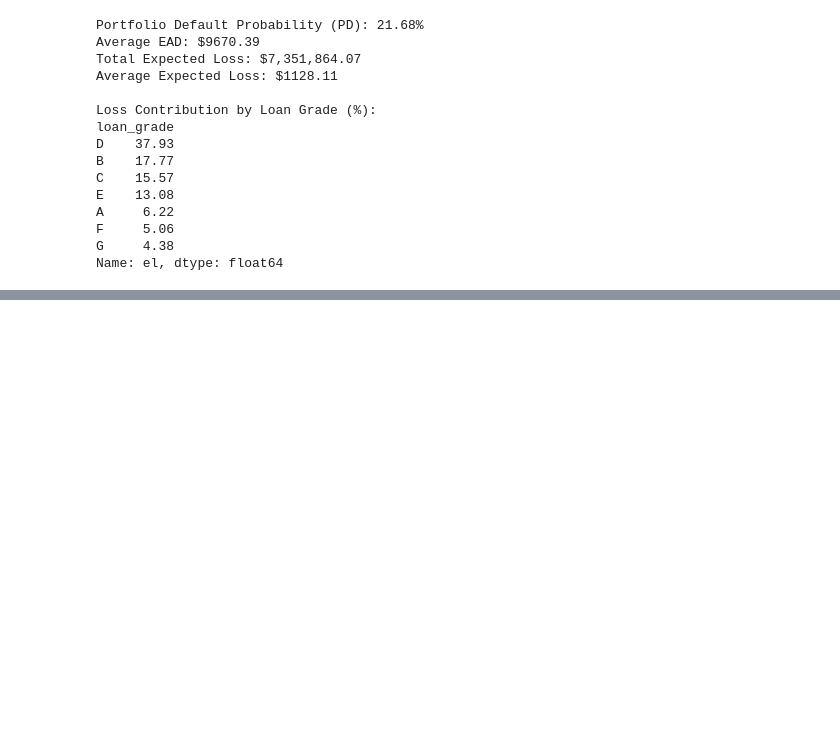
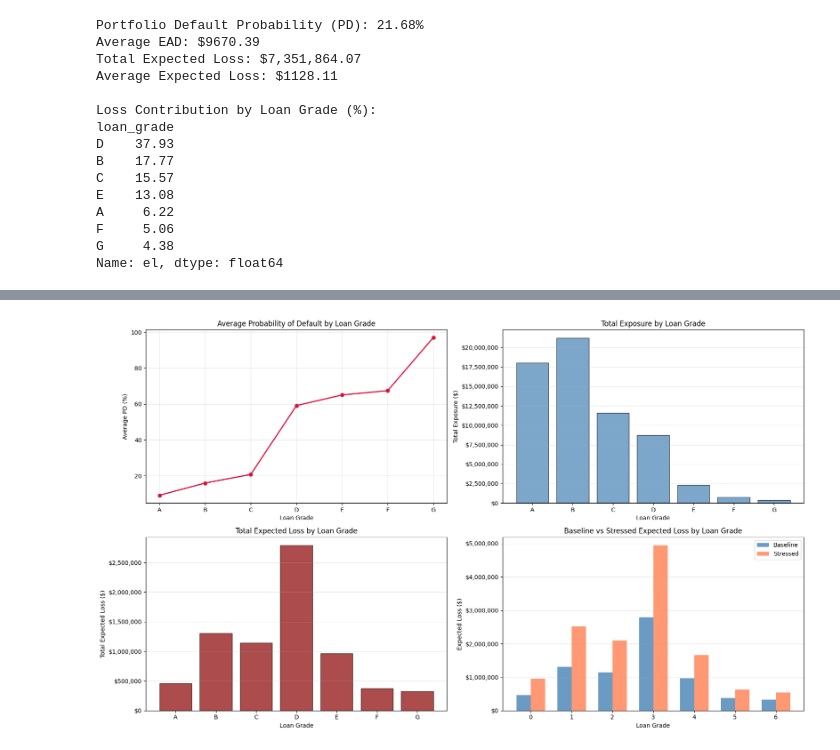
Before and after one commit to nitin-vinayak/creditrisk, a Jupyter notebook: creditrisk.ipynb, the cells around one changed output, grey strips where cells are left out. Saved outputs shown, nothing was run; the diff lists cells and outputs as text; code cells hidden in the pictures; blank space fills up the shorter version.

```diff
--- a/creditrisk.ipynb
+++ b/creditrisk.ipynb
@@ -97,18 +98,3 @@ A     6.22
 F     5.06
 G     4.38
 Name: el, dtype: float64
-# %%
-results['pd_stress'] = results['pd'] * 1.5
-results['lgd_stress'] = results['lgd'] + 0.1
-results['el_stress'] = results['pd_stress'] * results['ead'] * results['lgd_stress']
-
-baseline_el = results['el'].sum()
-stress_el = results['el_stress'].sum()
-
-print(f"Baseline EL: ${baseline_el:,.2f}")
-print(f"Stressed EL: ${stress_el:,.2f}")
-print(f"Increase (%): {((stress_el / baseline_el - 1) * 100):.2f}%")
-
-stress_loss_contribution = (results.groupby('loan_grade')['el_stress'].sum() / results['el_stress'].sum()).sort_values(ascending=False)
-print('\nStressed Loss Contribution by Loan Grade (%):')
-print((stress_loss_contribution * 100).round(2))
@@ -129,0 +131,44 @@ Name: el_stress, dtype: float64
+# %%
+fig, axes = plt.subplots(2, 2, figsize=(17, 10))
+
+grade_pd = results.groupby('loan_grade')['pd'].mean()
+axes[0, 0].plot(grade_pd.index, grade_pd.values * 100,
+                marker='o', linewidth=2, markersize=6, color='crimson')
+axes[0, 0].set_title('Average Probability of Default by Loan Grade')
+axes[0, 0].set_xlabel('Loan Grade')
+axes[0, 0].set_ylabel('Average PD (%)')
+axes[0, 0].grid(True, alpha=0.3)
+
+grade_exp = results.groupby('loan_grade')['ead'].sum()
+axes[0, 1].bar(grade_exp.index, grade_exp.values, alpha=0.7, color='steelblue', edgecolor='black')
+axes[0, 1].yaxis.set_major_formatter(plt.FuncFormatter(lambda x, p: f'${x:,.0f}'))
+axes[0, 1].set_title('Total Exposure by Loan Grade')
+axes[0, 1].set_xlabel('Loan Grade')
+axes[0, 1].set_ylabel('Total Exposure ($)')
+axes[0, 1].grid(True, alpha=0.3, axis='y')
+
+grade_el = results.groupby('loan_grade')['el'].sum()
+axes[1, 0].bar(grade_el.index, grade_el.values, alpha=0.7, color='darkred', edgecolor='black')
+axes[1, 0].yaxis.set_major_formatter(plt.FuncFormatter(lambda x, p: f'${x:,.0f}'))
+axes[1, 0].set_title('Total Expected Loss by Loan Grade')
+axes[1, 0].set_xlabel('Loan Grade')
+axes[1, 0].set_ylabel('Total Expected Loss ($)')
+axes[1, 0].grid(True, alpha=0.3, axis='y')
+
+baseline_el = results.groupby('loan_grade')['el'].sum()
+stressed_el = results.groupby('loan_grade')['el_stress'].sum()
+x = np.arange(len(baseline_el.index))
+width = 0.35
+axes[1, 1].bar(x - width/2, baseline_el.values, width, label='Baseline', color='steelblue', alpha=0.8)
+axes[1, 1].bar(x + width/2, stressed_el.values, width, label='Stressed', color='coral', alpha=0.8)
+axes[1, 1].set_title('Baseline vs Stressed Expected Loss by Loan Grade')
+axes[1, 1].set_xlabel('Loan Grade')
+axes[1, 1].set_ylabel('Expected Loss ($)')
+axes[1, 1].yaxis.set_major_formatter(plt.FuncFormatter(lambda x, p: f'${x:,.0f}'))
+axes[1, 1].legend()
+axes[1, 1].grid(True, alpha=0.3, axis='y')
+
+plt.tight_layout()
+plt.show()
+# %% [output]
+[figure, added]
```
Also changed, not shown: parts of 3 cells of this notebook.
